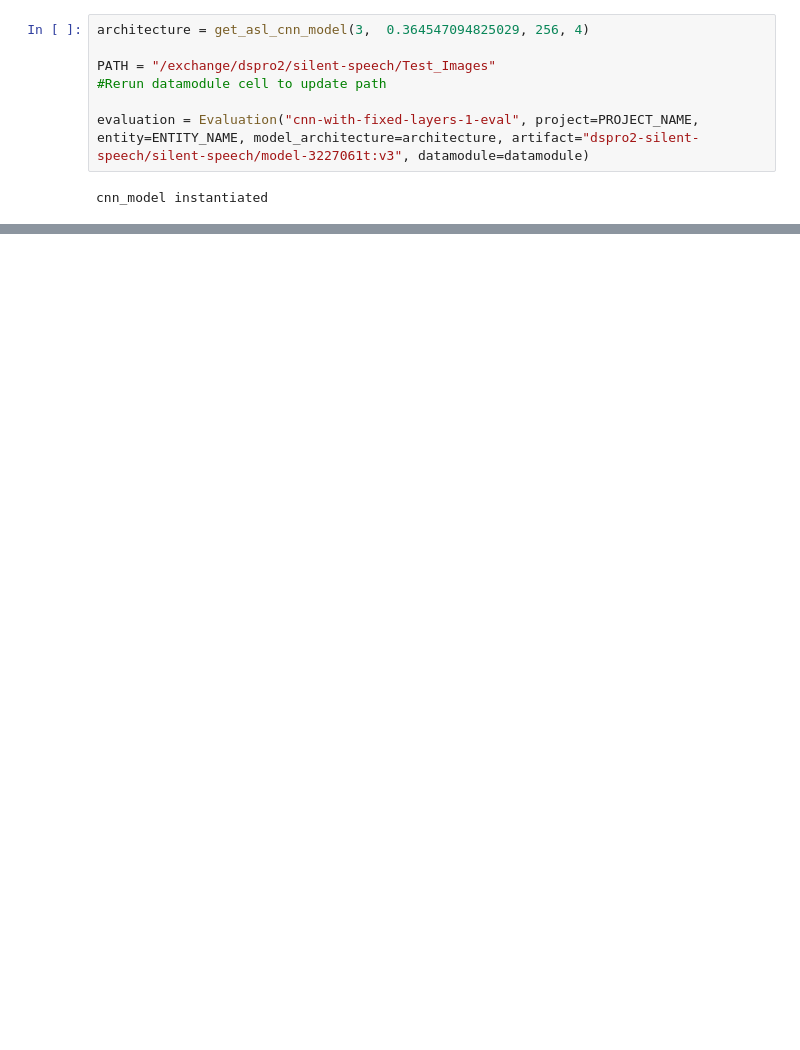
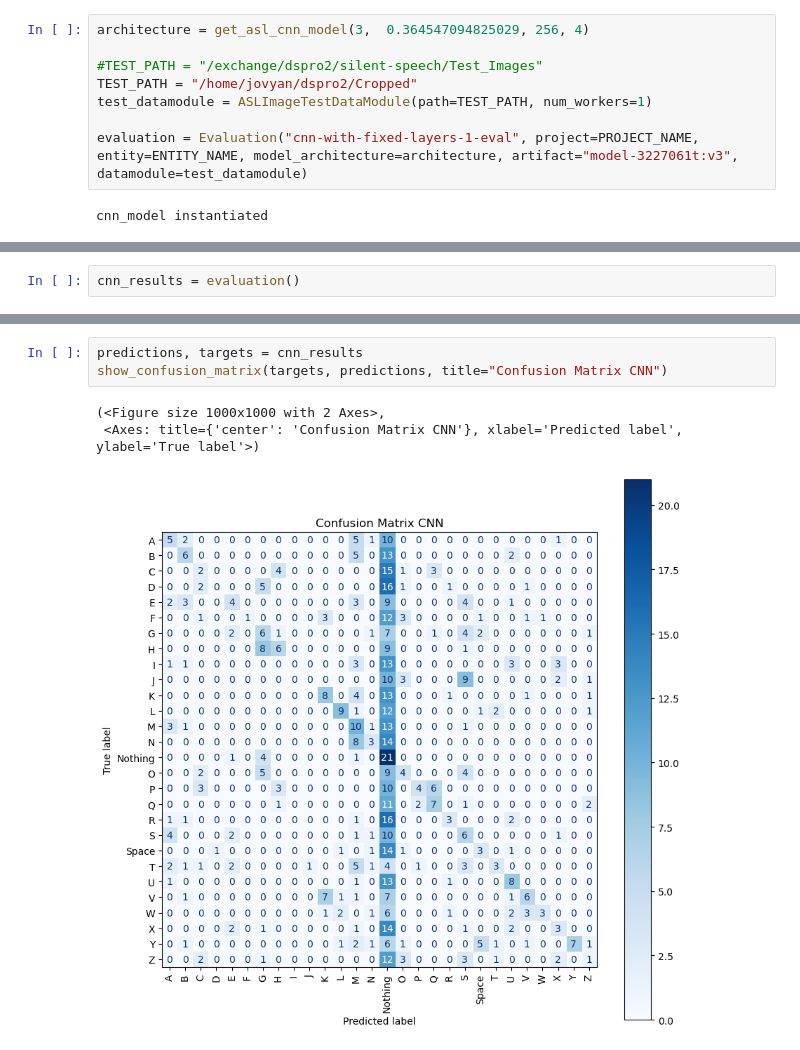
Before and after one commit to V8-Luky/dspro2, a Jupyter notebook: cnn.ipynb, the cells around one changed output, grey strips where cells are left out. Drawn from its saved outputs; the diff is of its cells as text; blank space fills up the shorter version.

Commit message:
Added test with personalized pictures

```diff
--- a/cnn.ipynb
+++ b/cnn.ipynb
@@ -362,9 +326,10 @@ from models.training import PROJECT_NAME, ENTITY_NAME
 # %%
 architecture = get_asl_cnn_model(3,  0.364547094825029, 256, 4)
 
-PATH = "/exchange/dspro2/silent-speech/Test_Images"
-#Rerun datamodule cell to update path
+#TEST_PATH = "/exchange/dspro2/silent-speech/Test_Images"
+TEST_PATH = "/home/jovyan/dspro2/Cropped"
+test_datamodule = ASLImageTestDataModule(path=TEST_PATH, num_workers=1)
 
-evaluation = Evaluation("cnn-with-fixed-layers-1-eval", project=PROJECT_NAME, entity=ENTITY_NAME, model_architecture=architecture, artifact="dspro2-silent-speech/silent-speech/model-3227061t:v3", datamodule=datamodule)
+evaluation = Evaluation("cnn-with-fixed-layers-1-eval", project=PROJECT_NAME, entity=ENTITY_NAME, model_architecture=architecture, artifact="model-3227061t:v3", datamodule=test_datamodule)
 # %% [output]
 cnn_model instantiated
@@ -399,0 +336,2 @@ Run history:
+# %%
+cnn_results = evaluation()
@@ -399,0 +366,7 @@ Run history:
+# %%
+predictions, targets = cnn_results
+show_confusion_matrix(targets, predictions, title="Confusion Matrix CNN")
+# %% [output]
+(<Figure size 1000x1000 with 2 Axes>,
+ <Axes: title={'center': 'Confusion Matrix CNN'}, xlabel='Predicted label', ylabel='True label'>)
+[figure, added]
```
Also changed, not shown: parts of 12 cells of this notebook.
